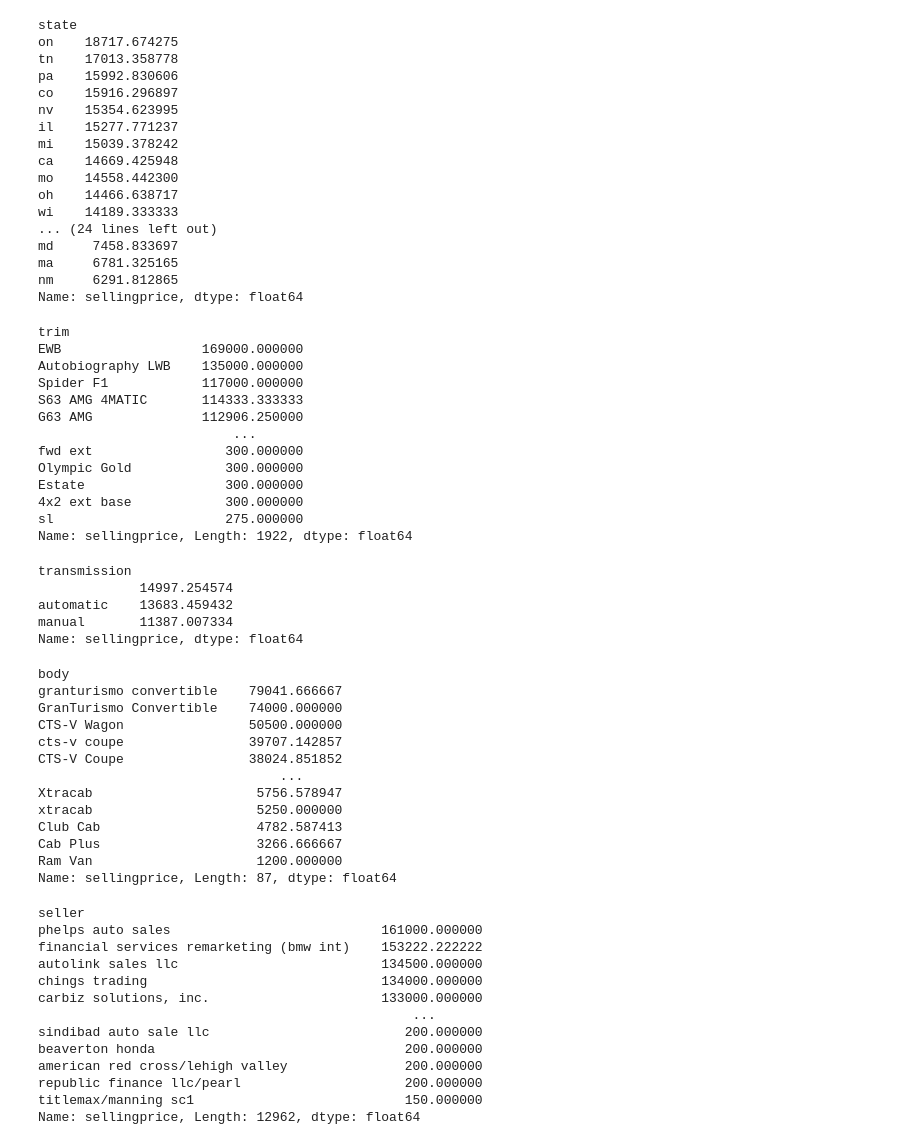
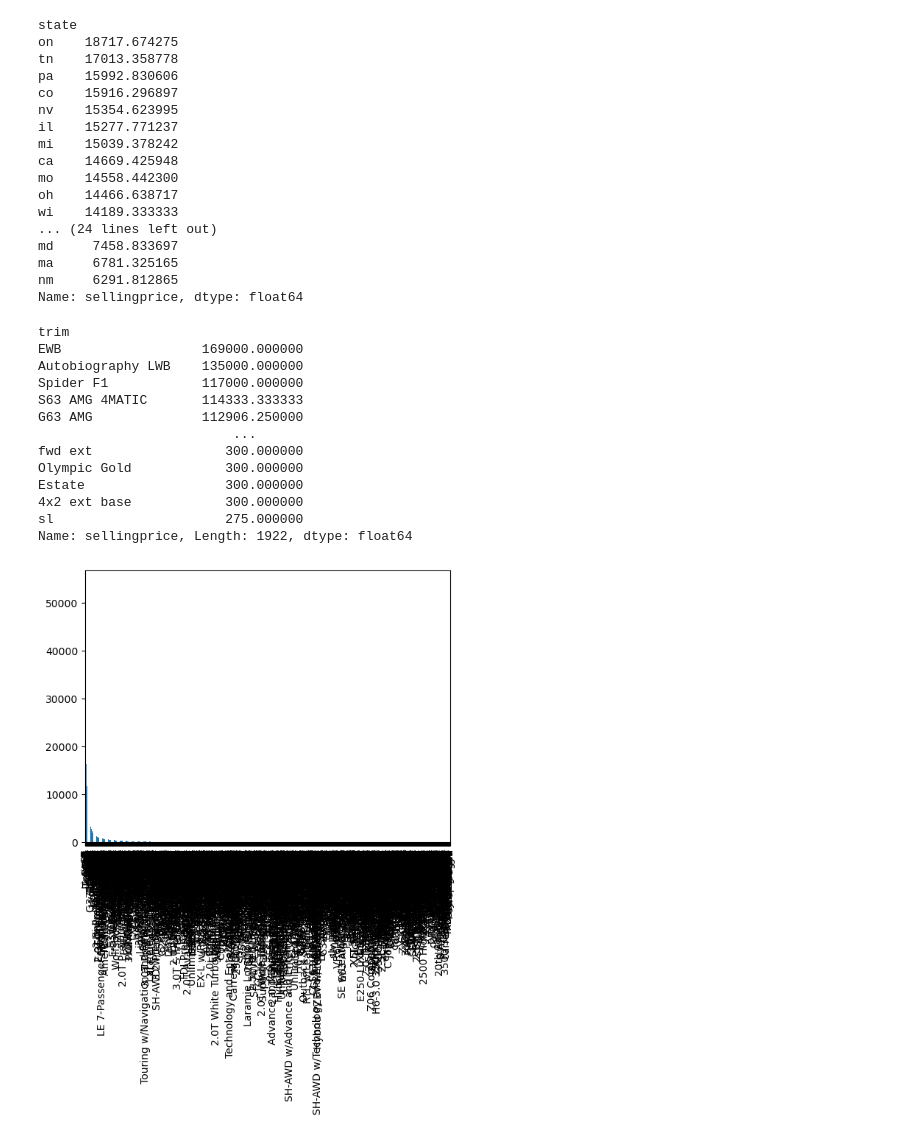
Before and after one commit to btfsoeon/usedcar-price-prediction, a Jupyter notebook: working.ipynb, the cells around one changed output. Drawn from its saved outputs; the diff is of its cells as text; code cells hidden in the pictures.

```diff
--- a/working.ipynb
+++ b/working.ipynb
@@ -220,61 +220,20 @@ nm     6291.812865
 Name: sellingprice, dtype: float64
 # %%
 # trim - sellingprice
+df['trim'].value_counts().plot(kind='bar')
 df.groupby('trim')['sellingprice'].mean().sort_values(ascending=False)
 # %% [output]
 trim
 EWB                  169000.000000
 Autobiography LWB    135000.000000
 Spider F1            117000.000000
 S63 AMG 4MATIC       114333.333333
 G63 AMG              112906.250000
                          ...
 fwd ext                 300.000000
 Olympic Gold            300.000000
 Estate                  300.000000
 4x2 ext base            300.000000
 sl                      275.000000
 Name: sellingprice, Length: 1922, dtype: float64
+[figure, added]
-# %%
-# transmission - sellingprice
-df.groupby('transmission')['sellingprice'].mean().sort_values(ascending=False)
-# %% [output]
-transmission
-             14997.254574
-automatic    13683.459432
-manual       11387.007334
-Name: sellingprice, dtype: float64
-# %%
-# body - sellingprice
-df.groupby('body')['sellingprice'].mean().sort_values(ascending=False)
-# %% [output]
-body
-granturismo convertible    79041.666667
-GranTurismo Convertible    74000.000000
-CTS-V Wagon                50500.000000
-cts-v coupe                39707.142857
-CTS-V Coupe                38024.851852
-                               ...
-Xtracab                     5756.578947
-xtracab                     5250.000000
-Club Cab                    4782.587413
-Cab Plus                    3266.666667
-Ram Van                     1200.000000
-Name: sellingprice, Length: 87, dtype: float64
-# %%
-# seller - sellingprice
-df.groupby('seller')['sellingprice'].mean().sort_values(ascending=False)
-# %% [output]
-seller
-phelps auto sales                           161000.000000
-financial services remarketing (bmw int)    153222.222222
-autolink sales llc                          134500.000000
-chings trading                              134000.000000
-carbiz solutions, inc.                      133000.000000
-                                                ...
-sindibad auto sale llc                         200.000000
-beaverton honda                                200.000000
-american red cross/lehigh valley               200.000000
-republic finance llc/pearl                     200.000000
-titlemax/manning sc1                           150.000000
-Name: sellingprice, Length: 12962, dtype: float64
```
Also changed, not shown: parts of 19 cells of this notebook.
